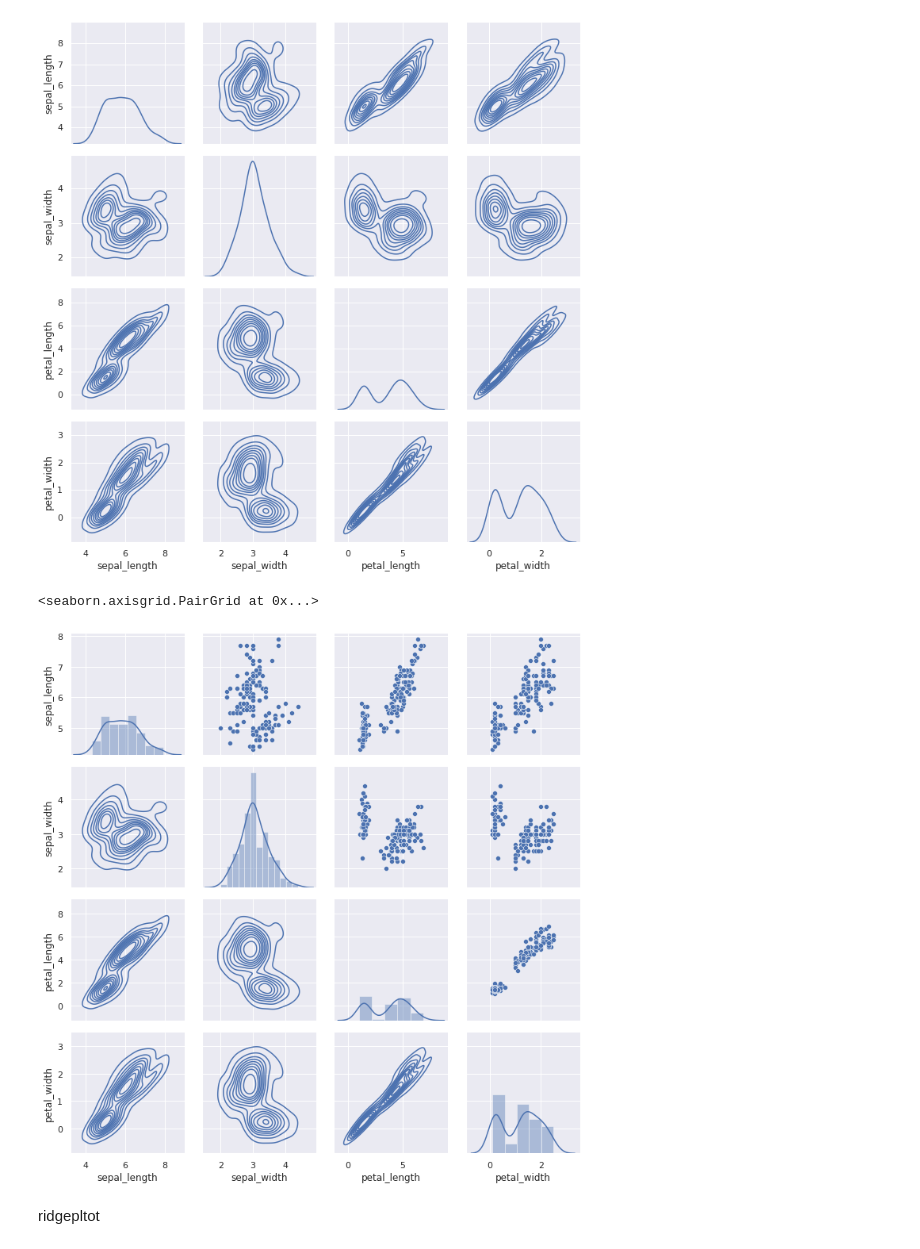
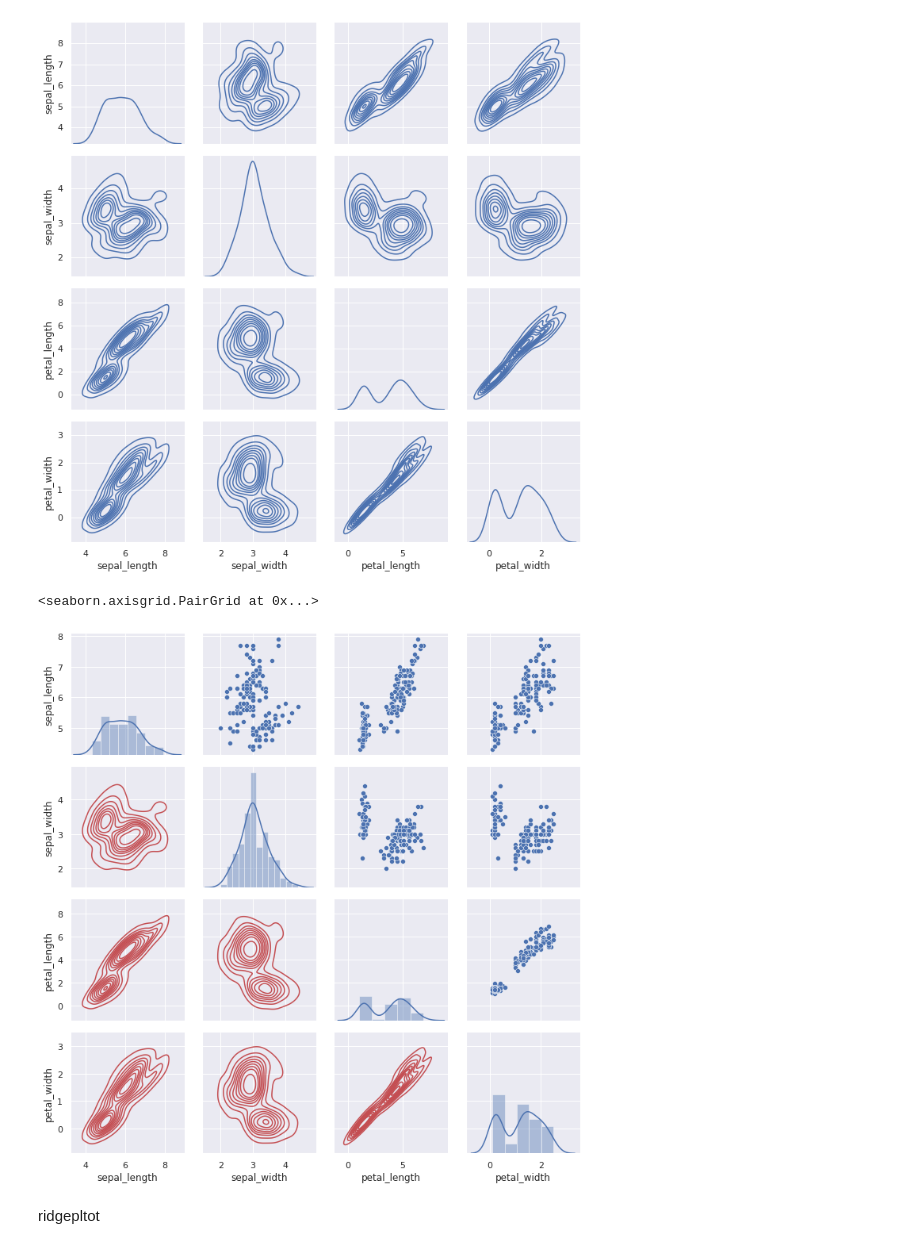
Before and after one commit to Jake0925/Seaborn, a Jupyter notebook: Seaborn_Pairplot_ridgeplott.ipynb, the cells around one changed output. Drawn from its saved outputs; the diff is of its cells as text; code cells hidden in the pictures.

```diff
--- a/Seaborn_Pairplot_ridgeplott.ipynb
+++ b/Seaborn_Pairplot_ridgeplott.ipynb
@@ -70,11 +70,11 @@ g.map_offdiag(sns.kdeplot, n_levels=10); # 등고선의 갯수가 늘어남
 # %%
 g = sns.PairGrid(iris)
 g.map_diag(sns.distplot)
 g.map_upper(sns.scatterplot)
-g.map_lower(sns.kdeplot, colors='C0')
+g.map_lower(sns.kdeplot, colors='C3')
 # %% [output]
 <seaborn.axisgrid.PairGrid at 0x...>
-[figure, old version]
+[figure, new version]
 # %% [markdown]
 ridgepltot
 # %%
```
Also changed, not shown: parts of 1 cell of this notebook.
